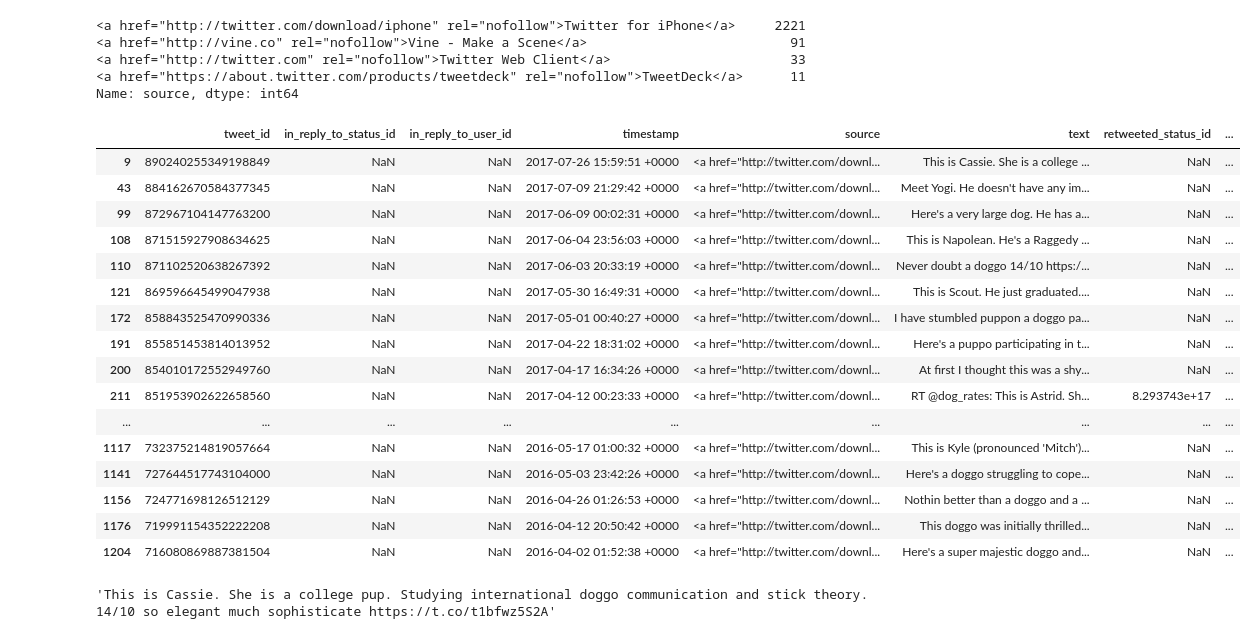
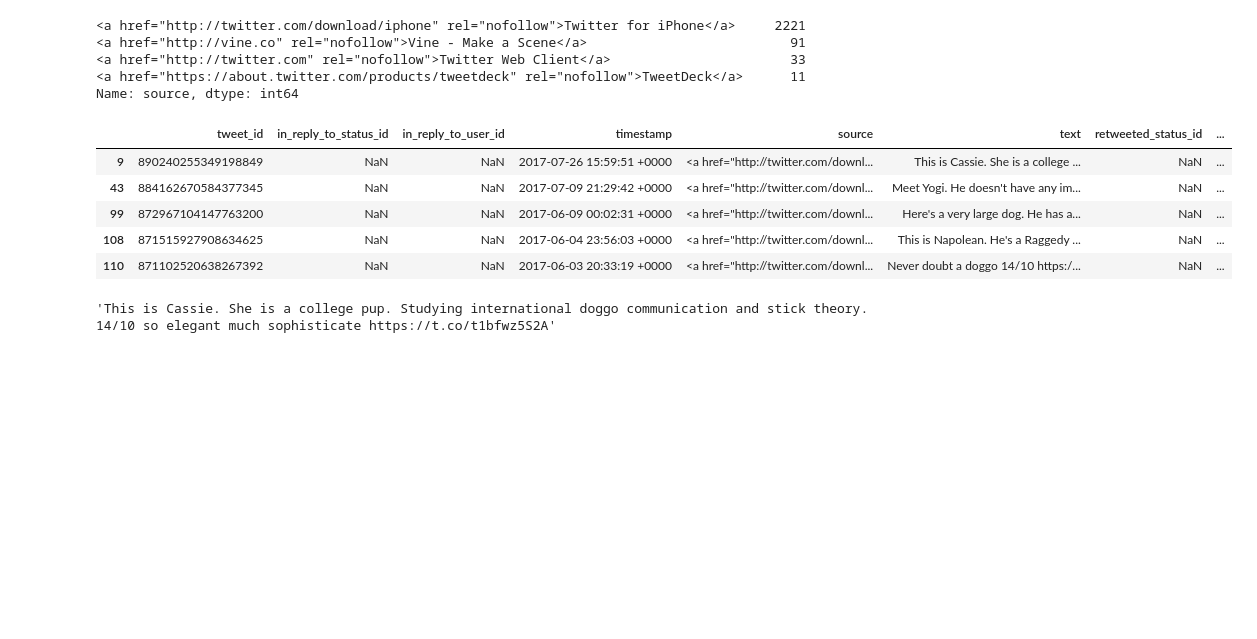
Before and after one commit to ChrisShuttle/Udacity_DAND_Project4_DataWrangling, a Jupyter notebook: project4_twitter_data_wrangling_and_analysis.ipynb, the cells around one changed output. Drawn from its saved outputs; the diff is of its cells as text; code cells hidden in the pictures; blank space fills up the shorter version.

```diff
--- a/project4_twitter_data_wrangling_and_analysis.ipynb
+++ b/project4_twitter_data_wrangling_and_analysis.ipynb
@@ -141,25 +142,14 @@ Name: source, dtype: int64
 # %%
 #df_ta.query('in_reply_to_status_id != "NaN"')
 #df_ta.query('retweeted_status_id != "NaN"')
-df_ta.query('doggo != "None"').head(100)
+df_ta.query('doggo != "None"').head()
 # %% [output]
 |  | tweet_id | in_reply_to_status_id | in_reply_to_user_id | timestamp | source | text | retweeted_status_id | ... |
 | 9 | 890240255349198849 | NaN | NaN | 2017-07-26 15:59:51 +0000 | <a href="http://twitter.com/downl... | This is Cassie. She is a college ... | NaN | ... |
 | 43 | 884162670584377345 | NaN | NaN | 2017-07-09 21:29:42 +0000 | <a href="http://twitter.com/downl... | Meet Yogi. He doesn't have any im... | NaN | ... |
 | 99 | 872967104147763200 | NaN | NaN | 2017-06-09 00:02:31 +0000 | <a href="http://twitter.com/downl... | Here's a very large dog. He has a... | NaN | ... |
 | 108 | 871515927908634625 | NaN | NaN | 2017-06-04 23:56:03 +0000 | <a href="http://twitter.com/downl... | This is Napolean. He's a Raggedy ... | NaN | ... |
 | 110 | 871102520638267392 | NaN | NaN | 2017-06-03 20:33:19 +0000 | <a href="http://twitter.com/downl... | Never doubt a doggo 14/10 https:/... | NaN | ... |
-| 121 | 869596645499047938 | NaN | NaN | 2017-05-30 16:49:31 +0000 | <a href="http://twitter.com/downl... | This is Scout. He just graduated.... | NaN | ... |
-| 172 | 858843525470990336 | NaN | NaN | 2017-05-01 00:40:27 +0000 | <a href="http://twitter.com/downl... | I have stumbled puppon a doggo pa... | NaN | ... |
-| 191 | 855851453814013952 | NaN | NaN | 2017-04-22 18:31:02 +0000 | <a href="http://twitter.com/downl... | Here's a puppo participating in t... | NaN | ... |
-| 200 | 854010172552949760 | NaN | NaN | 2017-04-17 16:34:26 +0000 | <a href="http://twitter.com/downl... | At first I thought this was a shy... | NaN | ... |
-| 211 | 851953902622658560 | NaN | NaN | 2017-04-12 00:23:33 +0000 | <a href="http://twitter.com/downl... | RT @dog_rates: This is Astrid. Sh... | 8.293743e+17 | ... |
-| ... | ... | ... | ... | ... | ... | ... | ... | ... |
-| 1117 | 732375214819057664 | NaN | NaN | 2016-05-17 01:00:32 +0000 | <a href="http://twitter.com/downl... | This is Kyle (pronounced 'Mitch')... | NaN | ... |
-| 1141 | 727644517743104000 | NaN | NaN | 2016-05-03 23:42:26 +0000 | <a href="http://twitter.com/downl... | Here's a doggo struggling to cope... | NaN | ... |
-| 1156 | 724771698126512129 | NaN | NaN | 2016-04-26 01:26:53 +0000 | <a href="http://twitter.com/downl... | Nothin better than a doggo and a ... | NaN | ... |
-| 1176 | 719991154352222208 | NaN | NaN | 2016-04-12 20:50:42 +0000 | <a href="http://twitter.com/downl... | This doggo was initially thrilled... | NaN | ... |
-| 1204 | 716080869887381504 | NaN | NaN | 2016-04-02 01:52:38 +0000 | <a href="http://twitter.com/downl... | Here's a super majestic doggo and... | NaN | ... |
 # %%
 df_ta.text[9]
 # %% [output]
```
Also changed, not shown: parts of 6 cells of this notebook.
